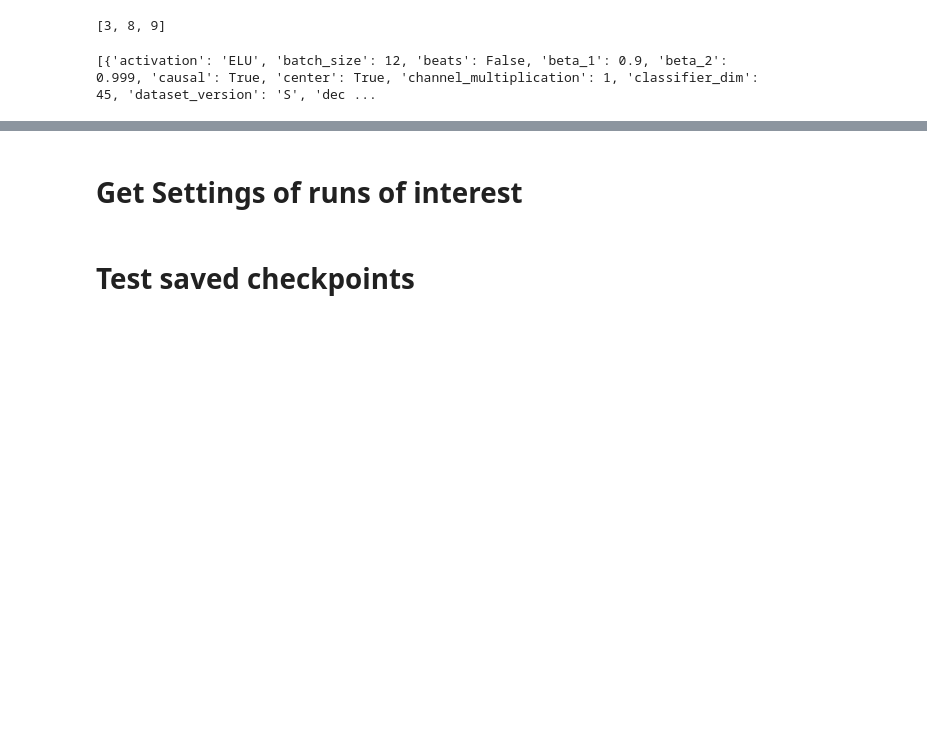
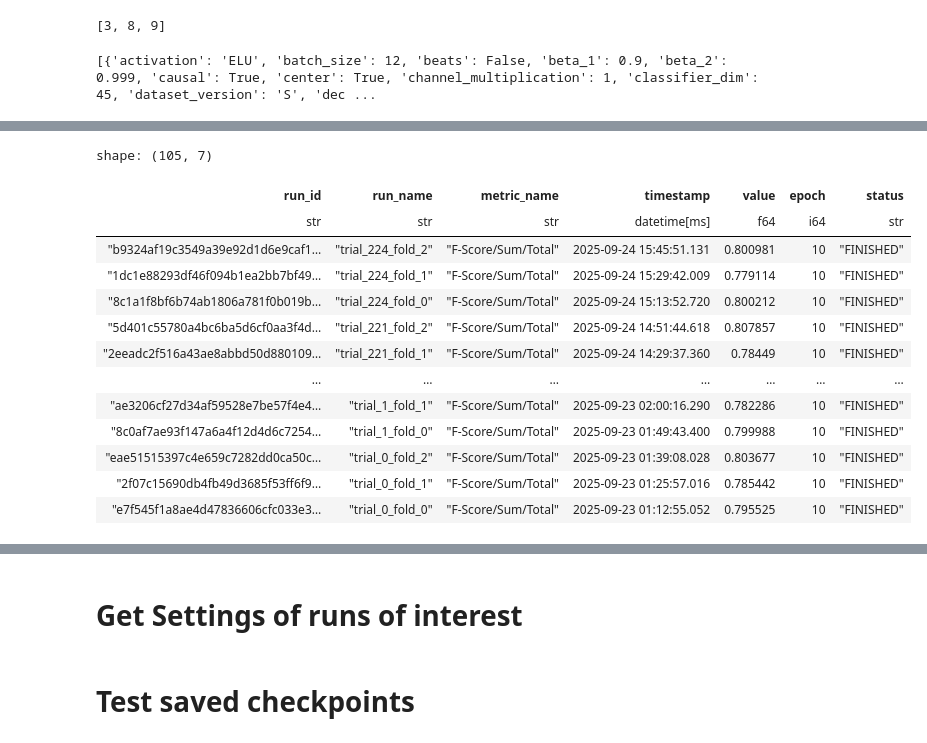
Before and after one commit to MarcelLieb/Automatic-Drum-Transcription, a Jupyter notebook: evaluate_experiments.ipynb, the cells around one changed output, grey strips where cells are left out. Cells and saved outputs as stored; diff of their text form; code cells hidden in the pictures; blank space fills up the shorter version.

```diff
--- a/evaluate_experiments.ipynb
+++ b/evaluate_experiments.ipynb
@@ -707,0 +844,17 @@ print(final_params)
+# %%
+max_values.join(epoch_map, on=["run_id", "step"]).sort("value", descending=True).unique("run_id").join(all_runs.select("run_id", "status"), on="run_id").drop("step").filter(pl.col("status") == "FINISHED")
+# %% [output]
+shape: (105, 7)
+| run_id | run_name | metric_name | timestamp | value | epoch | status |
+| str | str | str | datetime[ms] | f64 | i64 | str |
+| "b9324af19c3549a39e92d1d6e9caf1… | "trial_224_fold_2" | "F-Score/Sum/Total" | 2025-09-24 15:45:51.131 | 0.800981 | 10 | "FINISHED" |
+| "1dc1e88293df46f094b1ea2bb7bf49… | "trial_224_fold_1" | "F-Score/Sum/Total" | 2025-09-24 15:29:42.009 | 0.779114 | 10 | "FINISHED" |
+| "8c1a1f8bf6b74ab1806a781f0b019b… | "trial_224_fold_0" | "F-Score/Sum/Total" | 2025-09-24 15:13:52.720 | 0.800212 | 10 | "FINISHED" |
+| "5d401c55780a4bc6ba5d6cf0aa3f4d… | "trial_221_fold_2" | "F-Score/Sum/Total" | 2025-09-24 14:51:44.618 | 0.807857 | 10 | "FINISHED" |
+| "2eeadc2f516a43ae8abbd50d880109… | "trial_221_fold_1" | "F-Score/Sum/Total" | 2025-09-24 14:29:37.360 | 0.78449 | 10 | "FINISHED" |
+| … | … | … | … | … | … | … |
+| "ae3206cf27d34af59528e7be57f4e4… | "trial_1_fold_1" | "F-Score/Sum/Total" | 2025-09-23 02:00:16.290 | 0.782286 | 10 | "FINISHED" |
+| "8c0af7ae93f147a6a4f12d4d6c7254… | "trial_1_fold_0" | "F-Score/Sum/Total" | 2025-09-23 01:49:43.400 | 0.799988 | 10 | "FINISHED" |
+| "eae51515397c4e659c7282dd0ca50c… | "trial_0_fold_2" | "F-Score/Sum/Total" | 2025-09-23 01:39:08.028 | 0.803677 | 10 | "FINISHED" |
+| "2f07c15690db4fb49d3685f53ff6f9… | "trial_0_fold_1" | "F-Score/Sum/Total" | 2025-09-23 01:25:57.016 | 0.785442 | 10 | "FINISHED" |
+| "e7f545f1a8ae4d47836606cfc033e3… | "trial_0_fold_0" | "F-Score/Sum/Total" | 2025-09-23 01:12:55.052 | 0.795525 | 10 | "FINISHED" |
```
Also changed, not shown: parts of 15 cells of this notebook, 2 other files.
